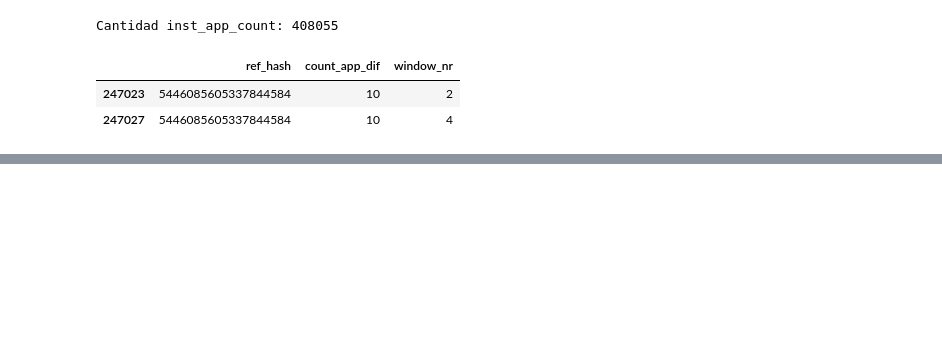
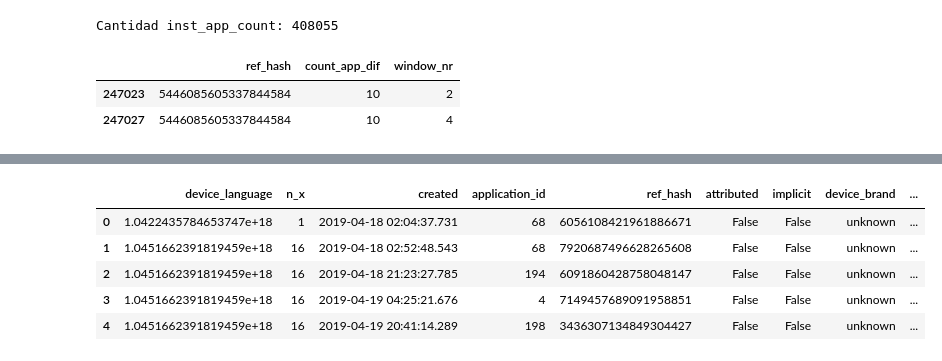
Before and after one commit to gatti2602/7506-datos, a Jupyter notebook: tp2/Lucas/xgboost-model-installs.ipynb, the cells around one changed output, grey strips where cells are left out. Drawn from its saved outputs; the diff is of its cells as text; code cells hidden in the pictures; blank space fills up the shorter version.

```diff
--- a/tp2/Lucas/xgboost-model-installs.ipynb
+++ b/tp2/Lucas/xgboost-model-installs.ipynb
@@ -407,0 +470,3 @@ Cantidad inst_app_count: 408055
+# %%
+#in2 = installs.iloc[1:1000,:]
+in2 = installs.copy()
@@ -407,0 +479,3 @@ Cantidad inst_app_count: 408055
+# %%
+in3 = in2.groupby('device_language').count().reset_index()[['device_language','n']]
+in3.head()
@@ -407,0 +489,10 @@ Cantidad inst_app_count: 408055
+# %%
+in4 = in3.merge(in2,how='inner',on='device_language')
+in4.head()
+# %% [output]
+|  | device_language | n_x | created | application_id | ref_hash | attributed | implicit | device_brand | ... |
+| 0 | 1.0422435784653747e+18 | 1 | 2019-04-18 02:04:37.731 | 68 | 6056108421961886671 | False | False | unknown | ... |
+| 1 | 1.0451662391819459e+18 | 16 | 2019-04-18 02:52:48.543 | 68 | 7920687496628265608 | False | False | unknown | ... |
+| 2 | 1.0451662391819459e+18 | 16 | 2019-04-18 21:23:27.785 | 194 | 6091860428758048147 | False | False | unknown | ... |
+| 3 | 1.0451662391819459e+18 | 16 | 2019-04-19 04:25:21.676 | 4 | 7149457689091958851 | False | False | unknown | ... |
+| 4 | 1.0451662391819459e+18 | 16 | 2019-04-19 20:41:14.289 | 198 | 3436307134849304427 | False | False | unknown | ... |
```
Also changed, not shown: parts of 31 cells of this notebook.
